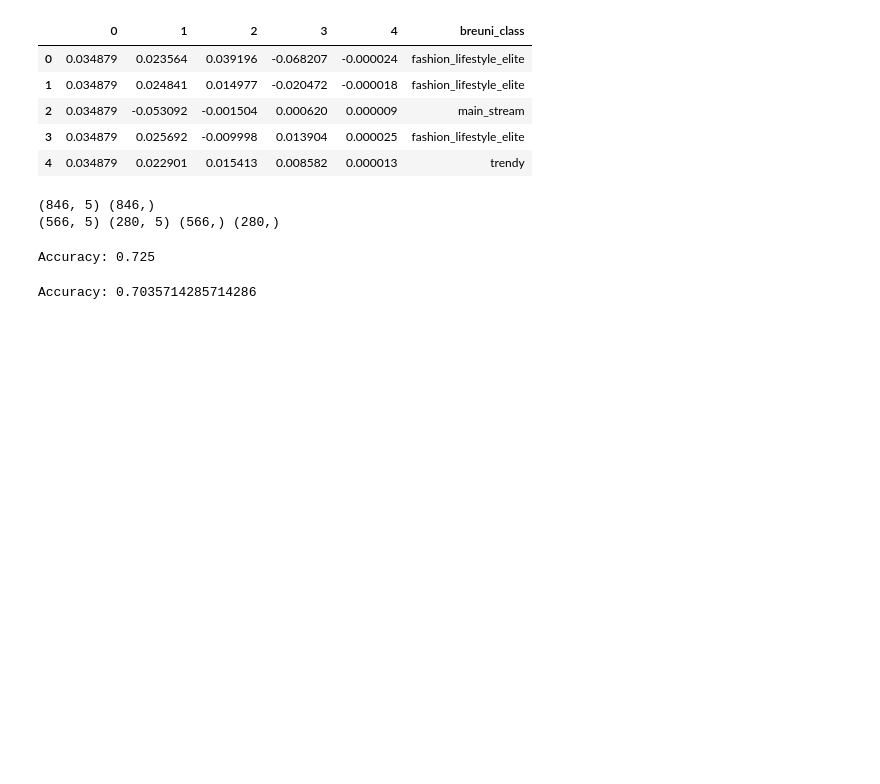
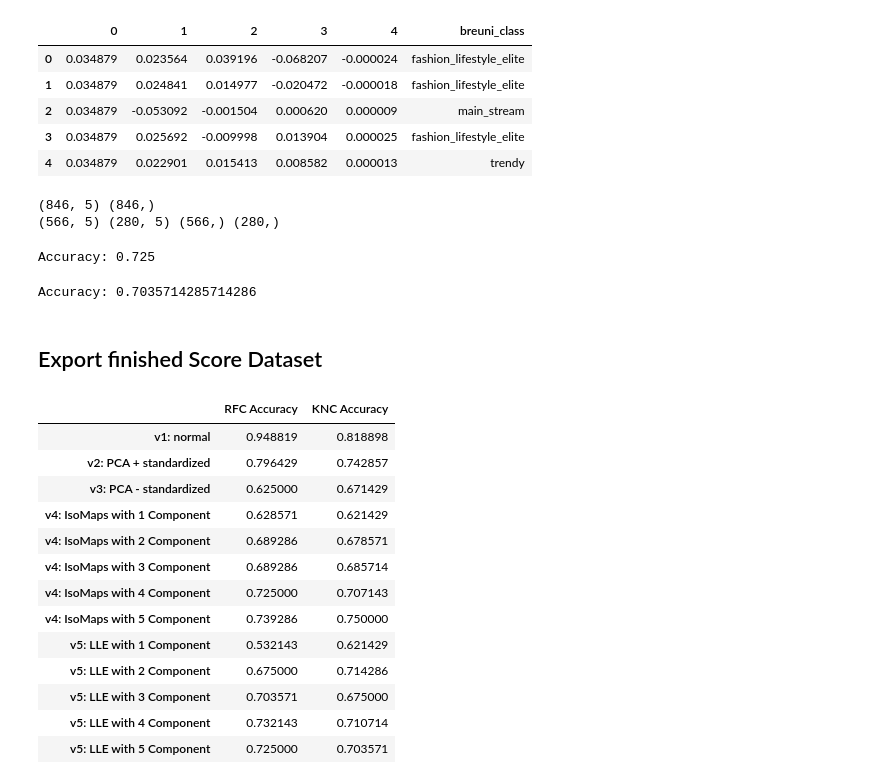
Before and after one commit to Luaa998/Kohonen-maps_Projekt, a Jupyter notebook: Milestone2.2_Modeling.ipynb, the cells around one changed output. Drawn from its saved outputs; the diff is of its cells as text; code cells hidden in the pictures; blank space fills up the shorter version.

```diff
--- a/Milestone2.2_Modeling.ipynb
+++ b/Milestone2.2_Modeling.ipynb
@@ -435,6 +465,9 @@ y_pred = knn.predict(X_test)
 print('Accuracy:', metrics.accuracy_score(y_test, y_pred))
 # %% [output]
 Accuracy: 0.7142857142857143
+# %%
+# Append Scores in the df_score Dataframe
+df_score.loc["v5: LLE with 2 Component"]=[acc, metrics.accuracy_score(y_test, y_pred)]
 # %% [markdown]
 <h1>Test-Training-Split for V5 with 3 Component</h1>
 # %%
@@ -478,6 +511,9 @@ y_pred = knn.predict(X_test)
 print('Accuracy:', metrics.accuracy_score(y_test, y_pred))
 # %% [output]
 Accuracy: 0.675
+# %%
+# Append Scores in the df_score Dataframe
+df_score.loc["v5: LLE with 3 Component"]=[acc, metrics.accuracy_score(y_test, y_pred)]
 # %% [markdown]
 <h1>Test-Training-Split for V5 with 4 Component</h1>
 # %%
@@ -521,6 +557,9 @@ y_pred = knn.predict(X_test)
 print('Accuracy:', metrics.accuracy_score(y_test, y_pred))
 # %% [output]
 Accuracy: 0.7107142857142857
+# %%
+# Append Scores in the df_score Dataframe
+df_score.loc["v5: LLE with 4 Component"]=[acc, metrics.accuracy_score(y_test, y_pred)]
 # %% [markdown]
 <h1>Test-Training-Split for V5 with 5 Component</h1>
 # %%
@@ -564,3 +603,25 @@ y_pred = knn.predict(X_test)
 print('Accuracy:', metrics.accuracy_score(y_test, y_pred))
 # %% [output]
 Accuracy: 0.7035714285714286
+# %%
+# Append Scores in the df_score Dataframe
+df_score.loc["v5: LLE with 5 Component"]=[acc, metrics.accuracy_score(y_test, y_pred)]
+# %% [markdown]
+<h2>Export finished Score Dataset</h2>
+# %%
+df_score
+# %% [output]
+|  | RFC Accuracy | KNC Accuracy |
+| v1: normal | 0.948819 | 0.818898 |
+| v2: PCA + standardized | 0.796429 | 0.742857 |
+| v3: PCA - standardized | 0.625000 | 0.671429 |
+| v4: IsoMaps with 1 Component | 0.628571 | 0.621429 |
+| v4: IsoMaps with 2 Component | 0.689286 | 0.678571 |
+| v4: IsoMaps with 3 Component | 0.689286 | 0.685714 |
+| v4: IsoMaps with 4 Component | 0.725000 | 0.707143 |
+| v4: IsoMaps with 5 Component | 0.739286 | 0.750000 |
+| v5: LLE with 1 Component | 0.532143 | 0.621429 |
+| v5: LLE with 2 Component | 0.675000 | 0.714286 |
+| v5: LLE with 3 Component | 0.703571 | 0.675000 |
+| v5: LLE with 4 Component | 0.732143 | 0.710714 |
+| v5: LLE with 5 Component | 0.725000 | 0.703571 |
```
Also changed, not shown: parts of 12 cells of this notebook, 3 other files.
